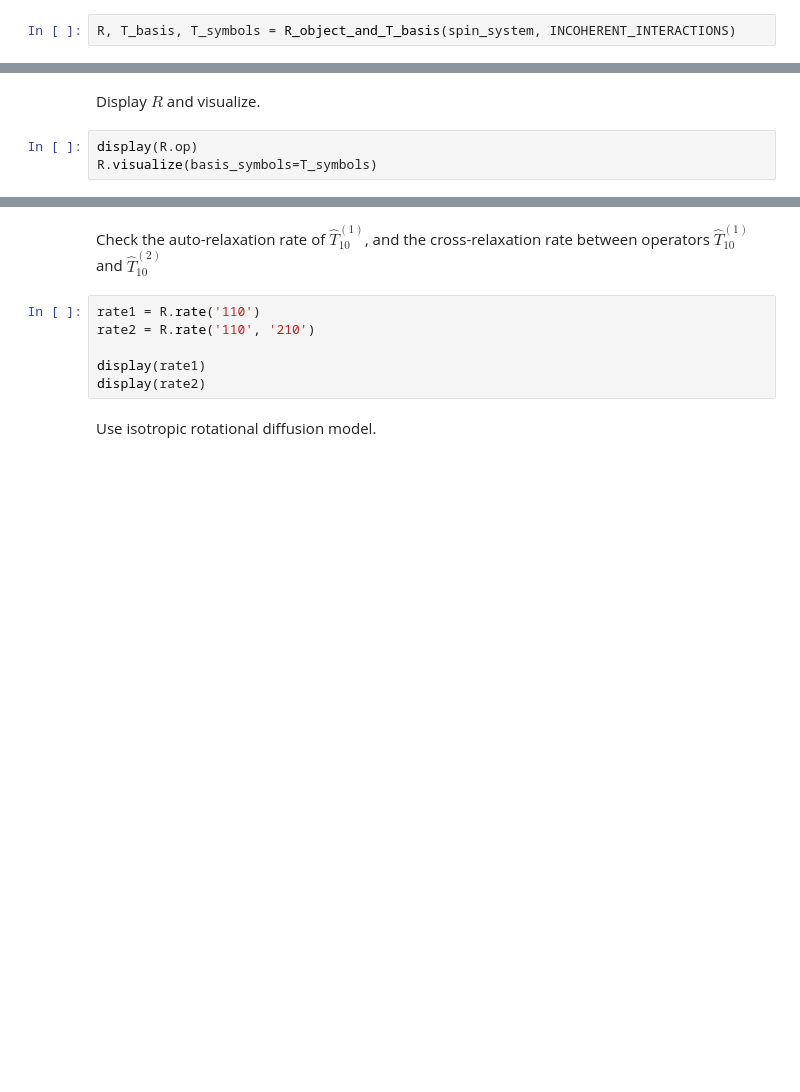
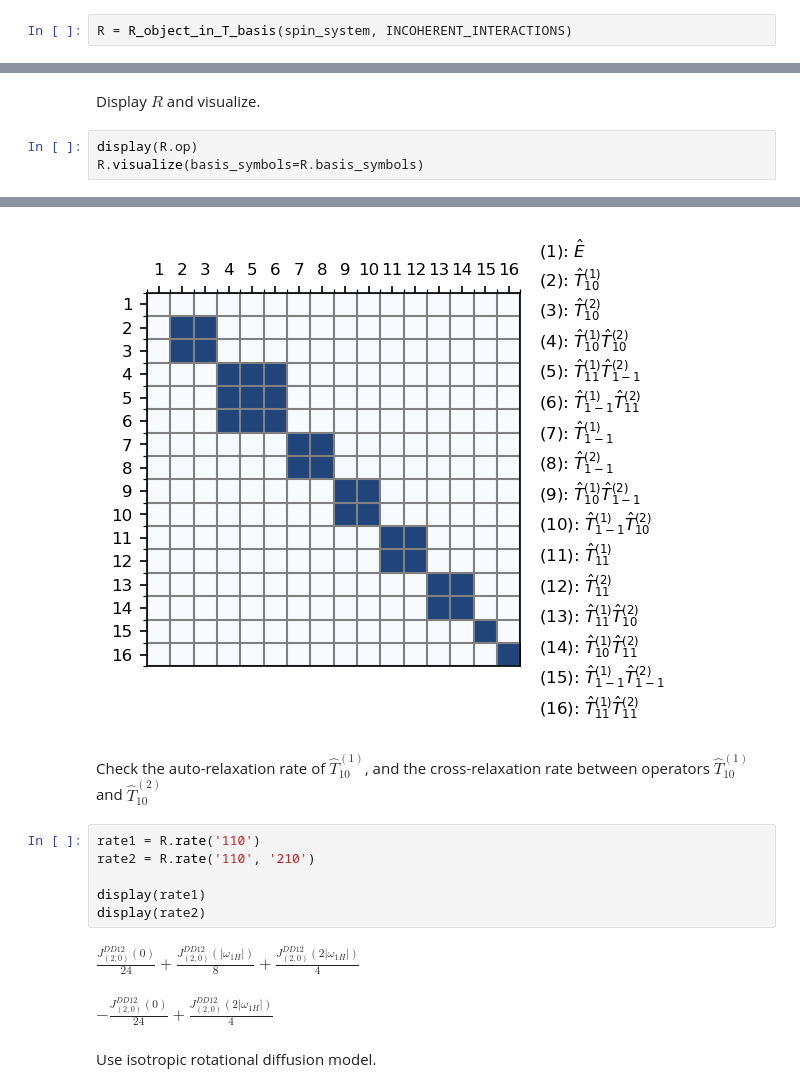
Before and after one commit to hillaper/Rela2x, a Jupyter notebook: rela2x_example2.ipynb, the cells around one changed output, grey strips where cells are left out. Drawn from its saved outputs; the diff is of its cells as text; blank space fills up the shorter version.

```diff
--- a/rela2x_example2.ipynb
+++ b/rela2x_example2.ipynb
@@ -26,4 +26,4 @@ INCOHERENT_INTERACTIONS = {
 # %% [markdown]
 Compute the relaxation superoperator in the direct product basis of spherical tensor operators and create a RelaxationSuperoperator object (Step 5.)
 # %%
-R, T_basis, T_symbols = R_object_and_T_basis(spin_system, INCOHERENT_INTERACTIONS)
+R = R_object_in_T_basis(spin_system, INCOHERENT_INTERACTIONS)
@@ -31,4 +40,5 @@ R, T_basis, T_symbols = R_object_and_T_basis(spin_system, INCOHERENT_INTERACTION
 Display $R$ and visualize.
 # %%
 display(R.op)
-R.visualize(basis_symbols=T_symbols)
+R.visualize(basis_symbols=R.basis_symbols)
+# %% [output]
@@ -35,3 +62,4 @@ R.visualize(basis_symbols=T_symbols)
+[figure, added]
 # %% [markdown]
 Check the auto-relaxation rate of $\hat T_{10}^{(1)}$, and the cross-relaxation rate between operators $\hat T_{10}^{(1)}$ and $\hat T_{10}^{(2)}$
 # %%
@@ -40,6 +68,9 @@ rate2 = R.rate('110', '210')
 
 display(rate1)
 display(rate2)
+# %% [output]
+$\displaystyle \frac{J^{DD12}_{(2, 0)}{\left(0 \right)}}{24} + \frac{J^{DD12}_{(2, 0)}{\left(\left|{\omega_{1H}}\right| \right)}}{8} + \frac{J^{DD12}_{(2, 0)}{\left(2 \left|{\omega_{1H}}\right| \right)}}{4}$
+$\displaystyle - \frac{J^{DD12}_{(2, 0)}{\left(0 \right)}}{24} + \frac{J^{DD12}_{(2, 0)}{\left(2 \left|{\omega_{1H}}\right| \right)}}{4}$
 # %% [markdown]
 Use isotropic rotational diffusion model.
 # %%
```
Also changed, not shown: parts of 5 cells of this notebook, 4 other files.
